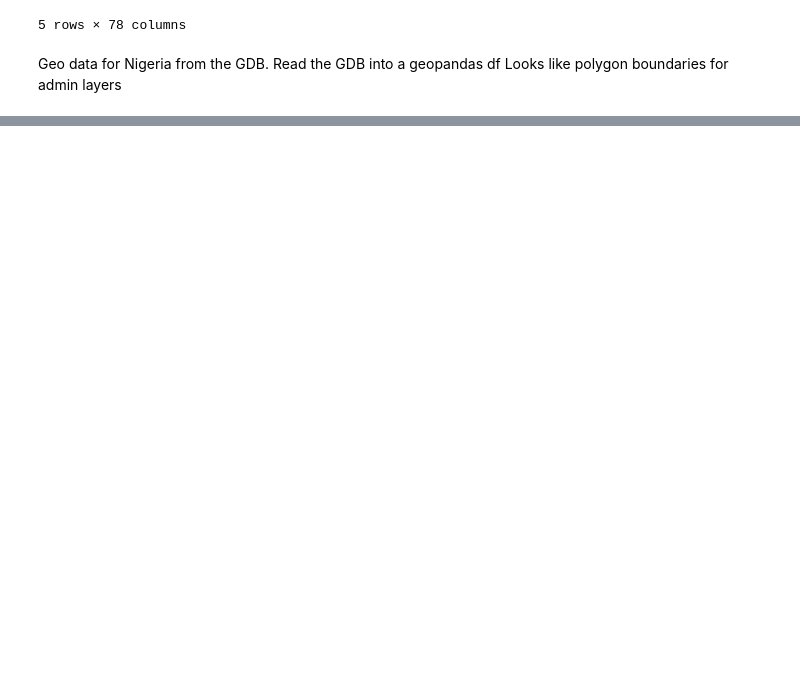
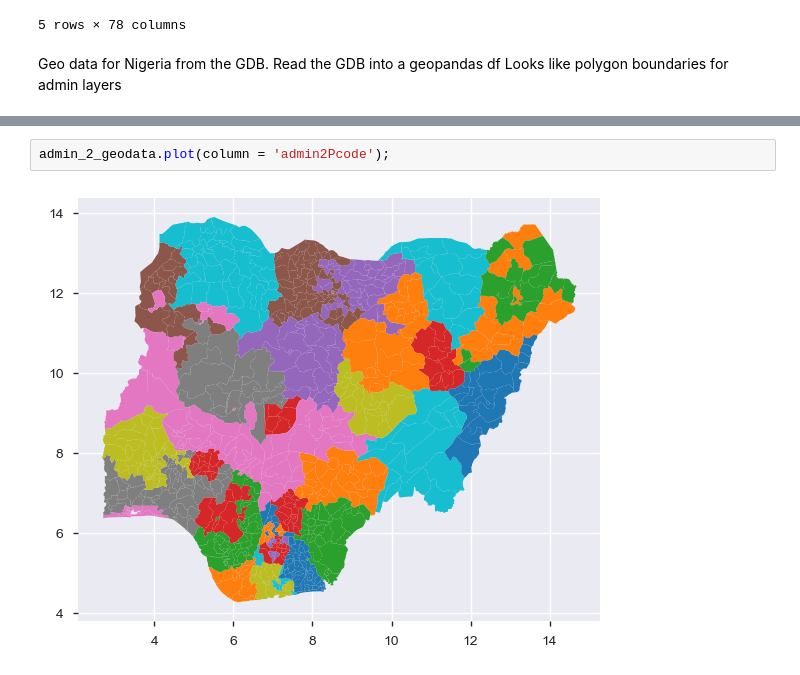
Before and after one commit to stevecrawshaw/hackathon, a Jupyter notebook: hackathon_eda_sc_1.ipynb, the cells around one changed output, grey strips where cells are left out. Drawn from its saved outputs; the diff is of its cells as text; blank space fills up the shorter version.

```diff
--- a/hackathon_eda_sc_1.ipynb
+++ b/hackathon_eda_sc_1.ipynb
@@ -107,0 +108,4 @@ Name: geometry, dtype: geometry
+# %%
+admin_2_geodata.plot(column = 'admin2Pcode');
+# %% [output]
+[figure, added]
```
Also changed, not shown: parts of 10 cells of this notebook.
